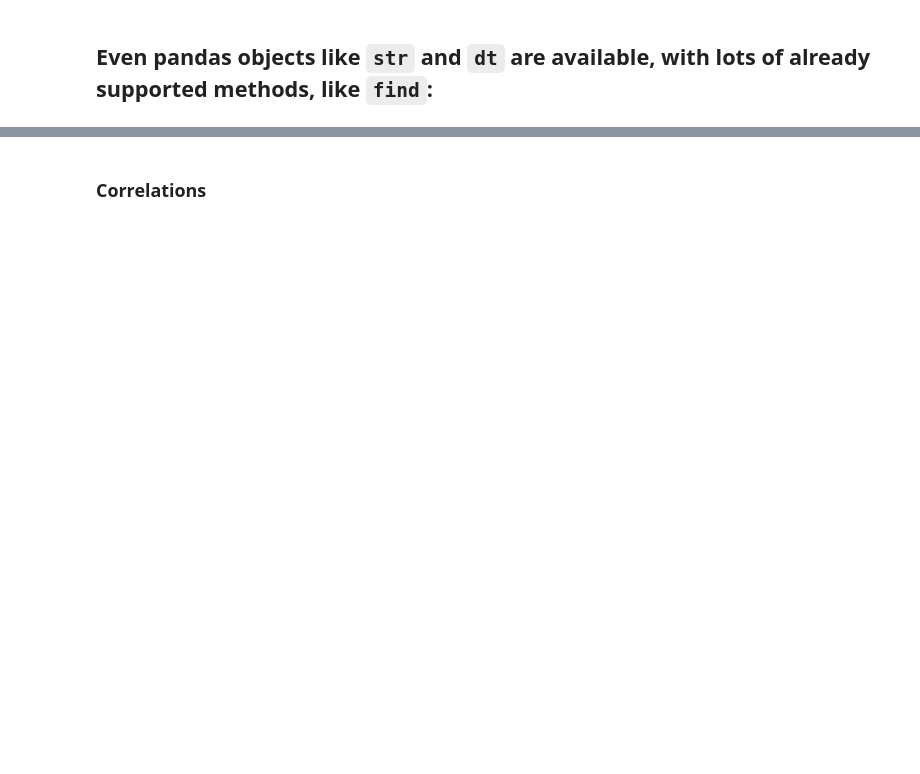
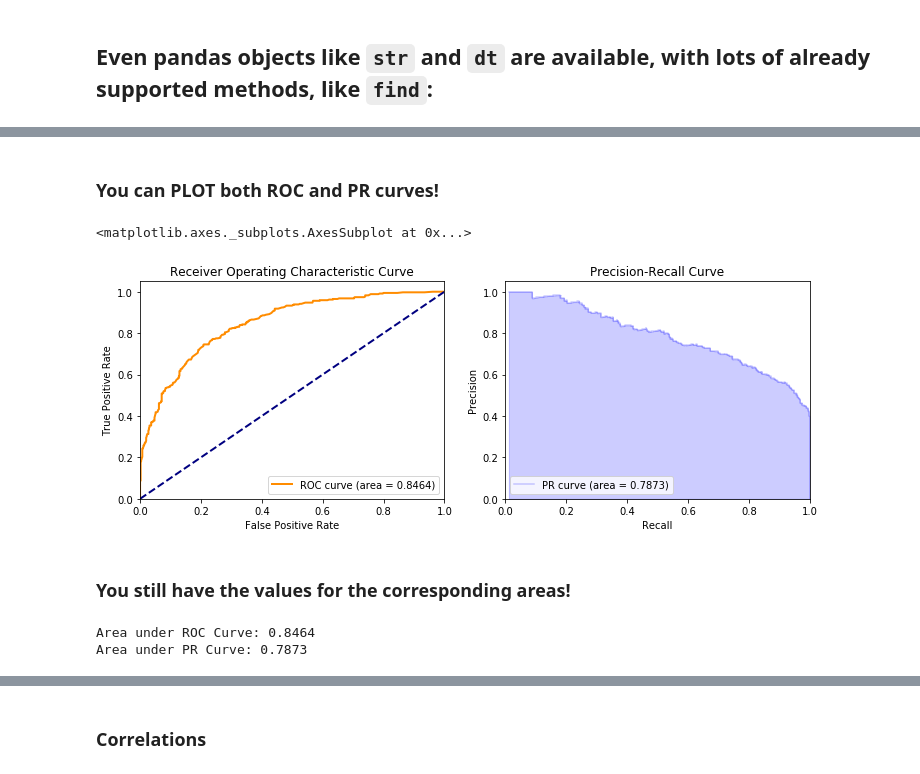
Before and after one commit to dvgodoy/handyspark, a Jupyter notebook: notebooks/Exploring_Titanic.ipynb, the cells around one changed output, grey strips where cells are left out. Saved outputs shown, nothing was run; the diff lists cells and outputs as text; code cells hidden in the pictures; blank space fills up the shorter version.

```diff
--- a/notebooks/Exploring_Titanic.ipynb
+++ b/notebooks/Exploring_Titanic.ipynb
@@ -347,0 +349,15 @@ hdf_fenced.assign(is_mrs=col_mrs > 0).cols[['Name', 'is_mrs']][:5]
+# %%
+from pyspark.ml.feature import VectorAssembler
+from pyspark.ml.classification import RandomForestClassifier
+from pyspark.ml.pipeline import Pipeline
+from pyspark.ml.evaluation import BinaryClassificationEvaluator
+
+assem = VectorAssembler(inputCols=['Fare', 'Pclass', 'Age'], outputCol='features')
+rf = RandomForestClassifier(featuresCol='features', labelCol='Survived', numTrees=20)
+pipeline = Pipeline(stages=[assem, rf])
+model = pipeline.fit(hdf_fenced)
+
+predictions = model.transform(hdf_fenced)
+
+evaluator = BinaryClassificationEvaluator(labelCol='Survived')
+evaluator.evaluate(predictions)
@@ -347,0 +370,19 @@ hdf_fenced.assign(is_mrs=col_mrs > 0).cols[['Name', 'is_mrs']][:5]
+# %%
+bcm = BinaryClassificationMetrics(predictions, scoreCol='probability', labelCol='Survived')
+# %% [markdown]
+### You can PLOT both ROC and PR curves!
+# %%
+fig, axs = plt.subplots(1, 2, figsize=(12, 4))
+bcm.plot_roc_curve(ax=axs[0])
+bcm.plot_pr_curve(ax=axs[1])
+# %% [output]
+<matplotlib.axes._subplots.AxesSubplot at 0x...>
+[figure, added]
+# %% [markdown]
+### You still have the values for the corresponding areas!
+# %%
+print("Area under ROC Curve: {:.4f}".format(bcm.areaUnderROC))
+print("Area under PR Curve: {:.4f}".format(bcm.areaUnderPR))
+# %% [output]
+Area under ROC Curve: 0.8464
+Area under PR Curve: 0.7873
```
Also changed, not shown: parts of 29 cells of this notebook, 15 other files.
